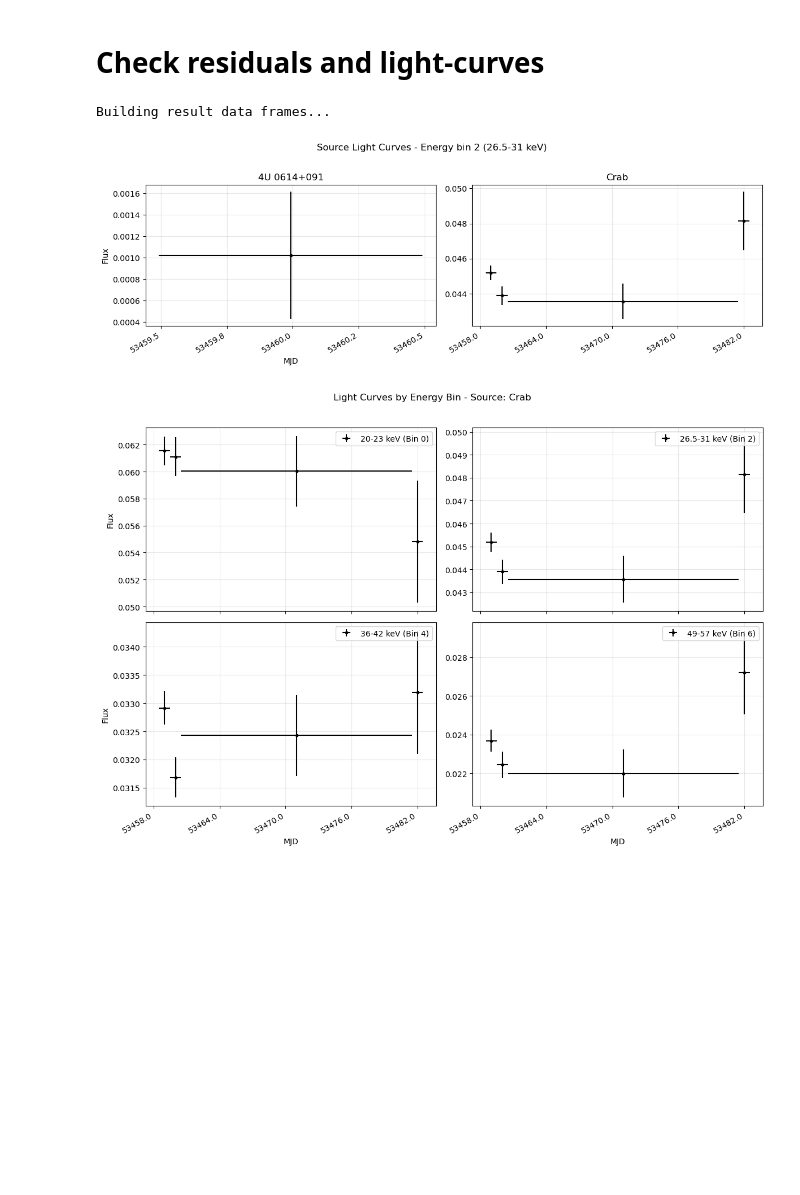
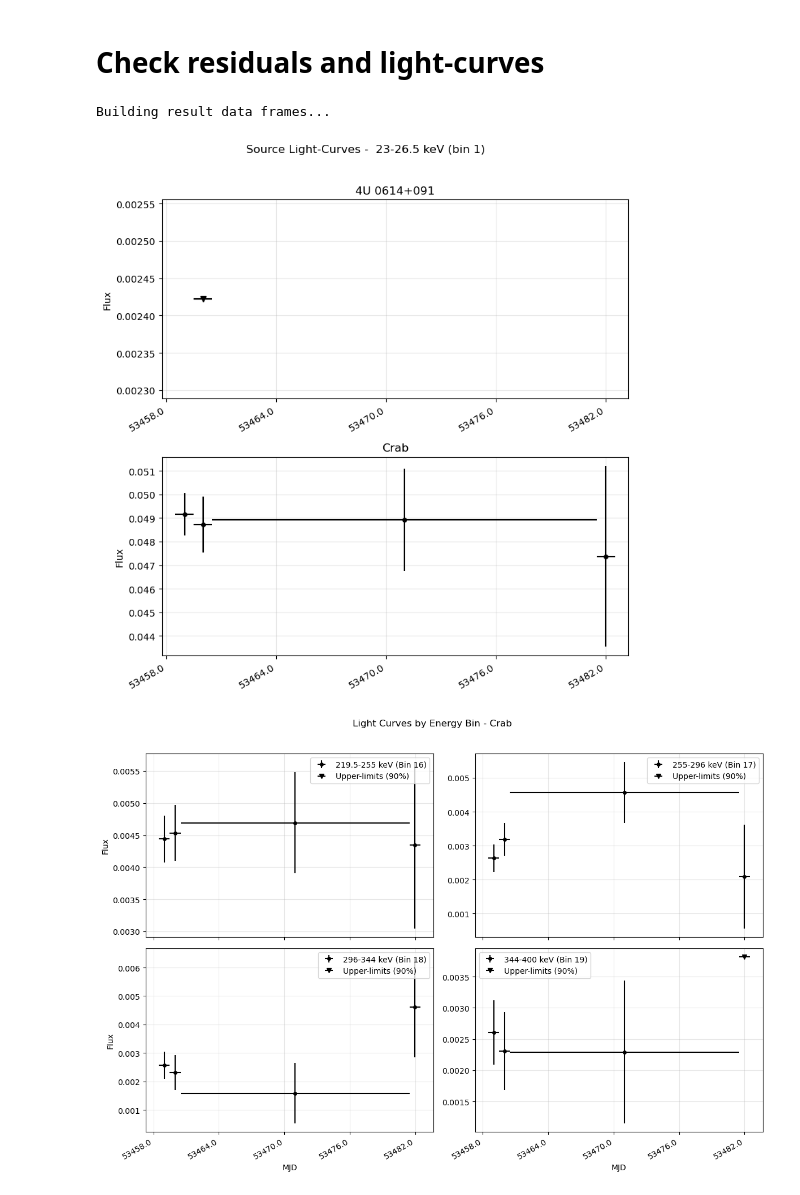
Before and after one commit to tristanbouchet/spi-tap, a Jupyter notebook: auto_spitap.ipynb, the cells around one changed output. Cells and saved outputs as stored; diff of their text form; code cells hidden in the pictures; blank space fills up the shorter version.

```diff
--- a/auto_spitap.ipynb
+++ b/auto_spitap.ipynb
@@ -9,7 +9,8 @@ import spitap.spi_obs as st
 
 # directory with all analysis results
 
-obsdir = "/home/tbouchet/SPI_SOURCES/obs"
+obsdir = "obs"
+# obsdir = "/home/tbouchet/SPI_SOURCES/obs"
 
 RUN = {
     "src_dir": "test",
@@ -144,19 +145,20 @@ Environment and directory restored.
 import spitap.analyze_res as res
 # %%
 spec_path = obs.spec_path
-# spec_path = "/home/tbouchet/SPI_SOURCES/obs/test/2005-01-01_2005-06-01_10deg/20_400_20log_SE/fit_2di_1pi"
+# spec_path = "/home/tbouchet/SPI_SOURCES/obs/test/2005-01-01_2005-06-01_10deg/20_400_20log_SE/fit_1di_1pi"
 spi_result = res.SPIResult(spec_path)
-axes=spi_result.plot_source_lightcurves(energy_bin=2, ncols=2, date_type='MJD', figsize_per_panel=(6,4))
+axes=spi_result.plot_source_lightcurves(energy_bin=1, ncols=1, share_dates=True, date_type='MJD', figsize_per_panel=(8,4))
 # %% [output]
 Building result data frames...
-[figure, old version]
+[figure, new version]
 # %%
 axes=spi_result.plot_energybin_lightcurves_for_source(
 "Crab",
 ncols=2,
 date_type="MJD",
 figsize_per_panel=(6, 4),
-energy_bins=[0,2,4,6]
+energy_bins=[16,17,18, 19],
+show_uplim=True
 )
 # %% [output]
-[figure, old version]
+[figure, new version]
```
Also changed, not shown: parts of 1 cell of this notebook, 1 other file.
